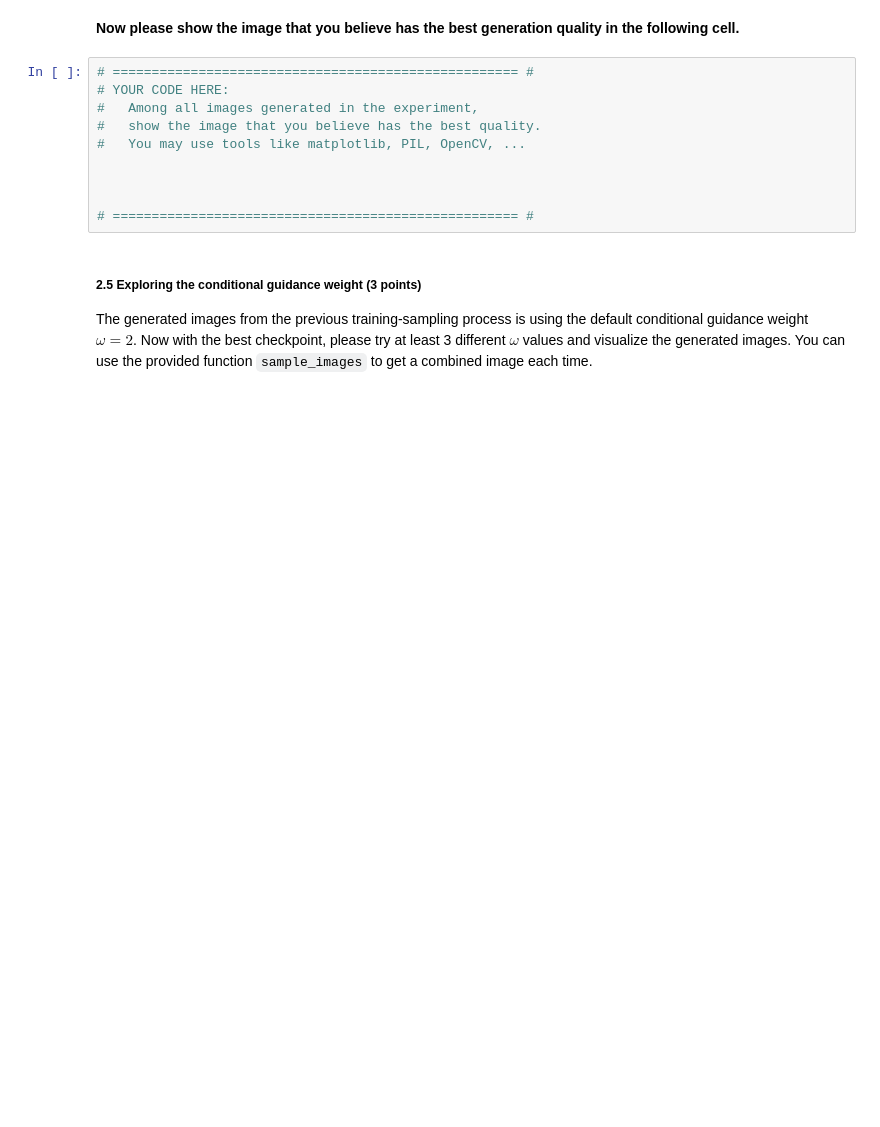
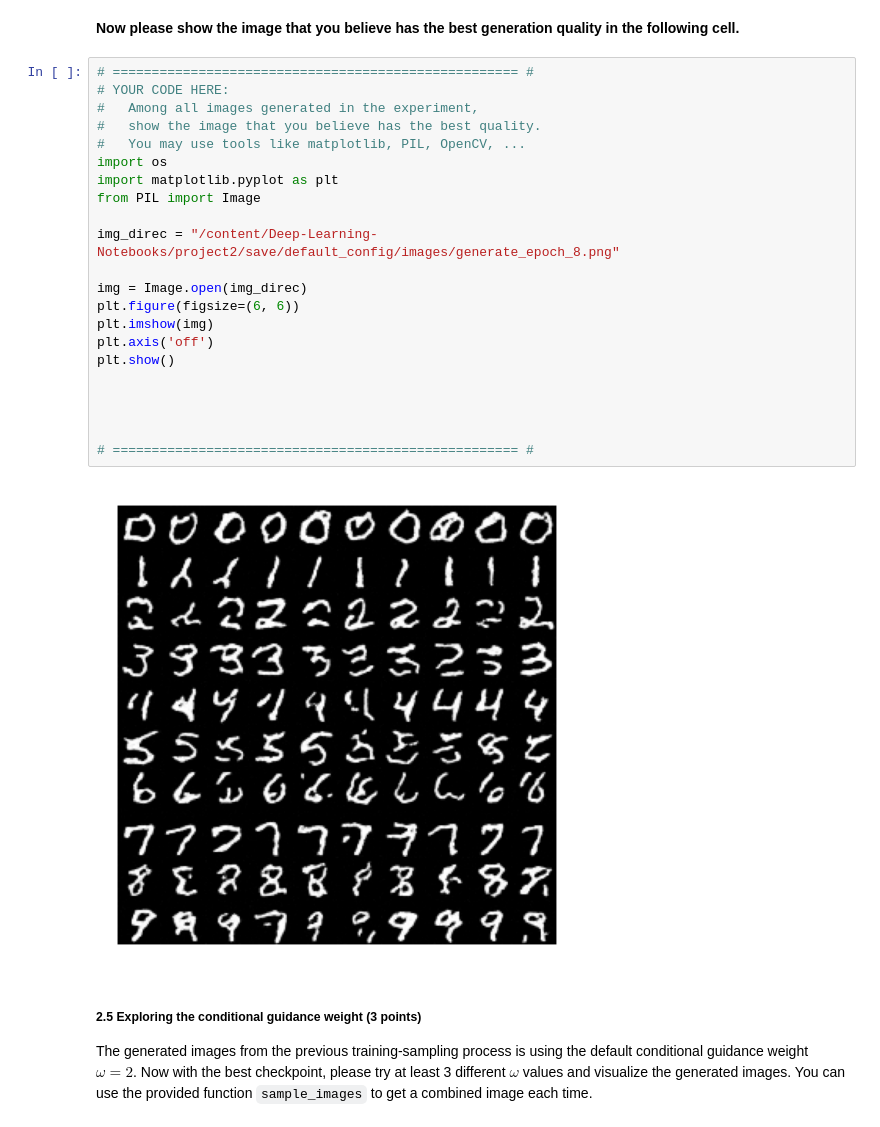
Before and after one commit to SamuelLo1/Deep-Learning-Notebooks, a Jupyter notebook: project2/ConditionalDDPM.ipynb, the cells around one changed output. Drawn from its saved outputs; the diff is of its cells as text; blank space fills up the shorter version.

Commit message:
save: saving the best image generated from 10 epochs of the CondDDPM model

```diff
--- a/project2/ConditionalDDPM.ipynb
+++ b/project2/ConditionalDDPM.ipynb
@@ -368,13 +385,27 @@ solver(modelconfig = train_config,
 # %%
 # ==================================================== #
 # YOUR CODE HERE:
 #   Among all images generated in the experiment,
 #   show the image that you believe has the best quality.
 #   You may use tools like matplotlib, PIL, OpenCV, ...
+import os
+import matplotlib.pyplot as plt
+from PIL import Image
+
+img_direc = "/content/Deep-Learning-Notebooks/project2/save/default_config/images/generate_epoch_8.png"
+
+img = Image.open(img_direc)
+plt.figure(figsize=(6, 6))
+plt.imshow(img)
+plt.axis('off')
+plt.show()
+
 
 
 
 # ==================================================== #
+# %% [output]
+[figure, added]
 # %% [markdown]
 ##### 2.5 Exploring the conditional guidance weight (3 points)
 
```
Also changed, not shown: parts of 9 cells of this notebook.
